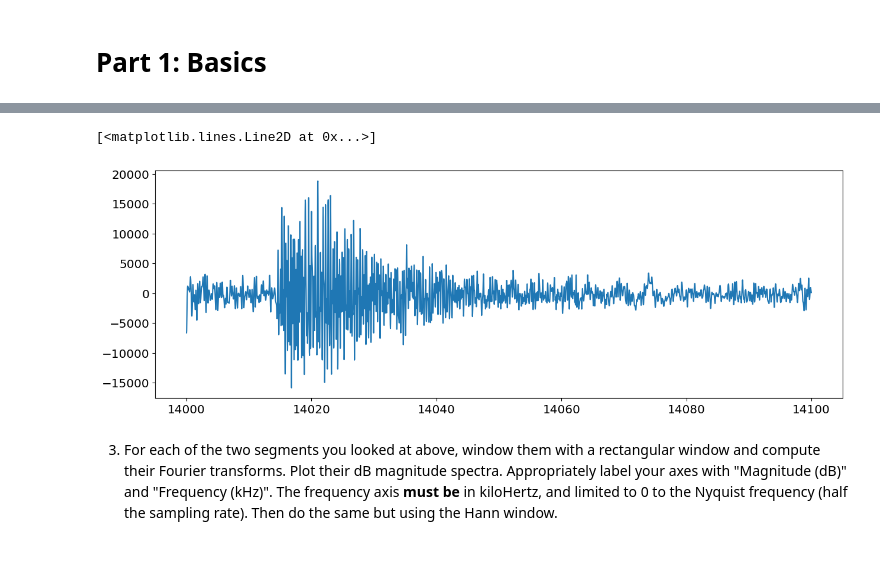
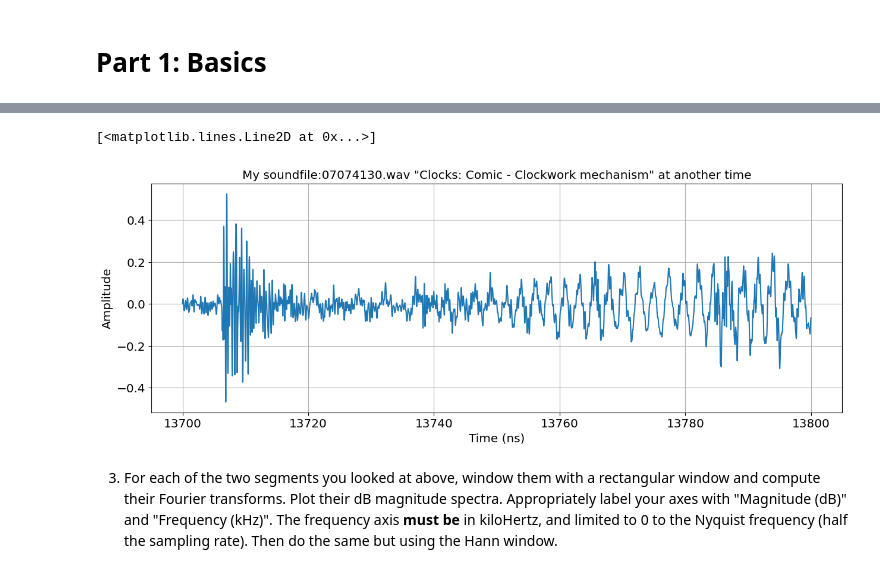
Before and after one commit to Kikaze-K/DT2470-Music-Informatics, a Jupyter notebook: labs/lab1/DT2470_lab01.ipynb, the cells around one changed output, grey strips where cells are left out. Saved outputs shown, nothing was run; the diff lists cells and outputs as text; code cells hidden in the pictures.

```diff
--- a/labs/lab1/DT2470_lab01.ipynb
+++ b/labs/lab1/DT2470_lab01.ipynb
@@ -52,6 +60,0 @@ audio = AudioSegment.from_file("07074130.wav", format="wav")
-# %%
-from scipy.io import wavfile
-
-samplerate, data = wavfile.read("07074130.wav")
-times = np.arange(len(data))/float(samplerate)
-plt.plot(times, data)
@@ -62,9 +60,0 @@ plt.plot(times, data)
-# %%
-import array
-
-samplerate = 44100
-channels = audio.split_to_mono()
-samples = channels[0].get_array_of_samples() #the left channel
-samples_array = array.array(audio.array_type, samples)
-time = np.arange(len(samples_array))/float(samplerate)
-plt.plot(time,samples_array)
@@ -95,11 +84,17 @@ plt.plot(time1,sample_seg1)
 # %%
-tp2 = 14 #start from 2s
-sample_seg2 = samples_array[int((tp2-1)*samplerate):int((tp2-1+0.1)*samplerate)]
+tp2 = 13.7 #start from 13.7s
+sample_seg2 = samples_array[int((tp2)*samplerate):int((tp2+0.1)*samplerate)]
 time2 = np.arange(len(sample_seg2))/float(samplerate) + tp2
 time2 = time2*1000 #from second to millisecond
+
+
+plt.xlabel('Time (ns)')
+plt.ylabel('Amplitude')
+plt.title('My soundfile:07074130.wav "Clocks: Comic - Clockwork mechanism" at another time')
+plt.grid(True)
 plt.plot(time2,sample_seg2)
 # %% [output]
 [<matplotlib.lines.Line2D at 0x...>]
-[figure, old version]
+[figure, new version]
 # %% [markdown]
 3. For each of the two segments you looked at above, window them with a rectangular window and compute their Fourier transforms. Plot their dB magnitude spectra. Appropriately label your axes with "Magnitude (dB)" and "Frequency (kHz)". The frequency axis **must be** in kiloHertz, and limited to 0 to the Nyquist frequency (half the sampling rate). Then do the same but using the Hann window.
```
Also changed, not shown: parts of 8 cells of this notebook.
